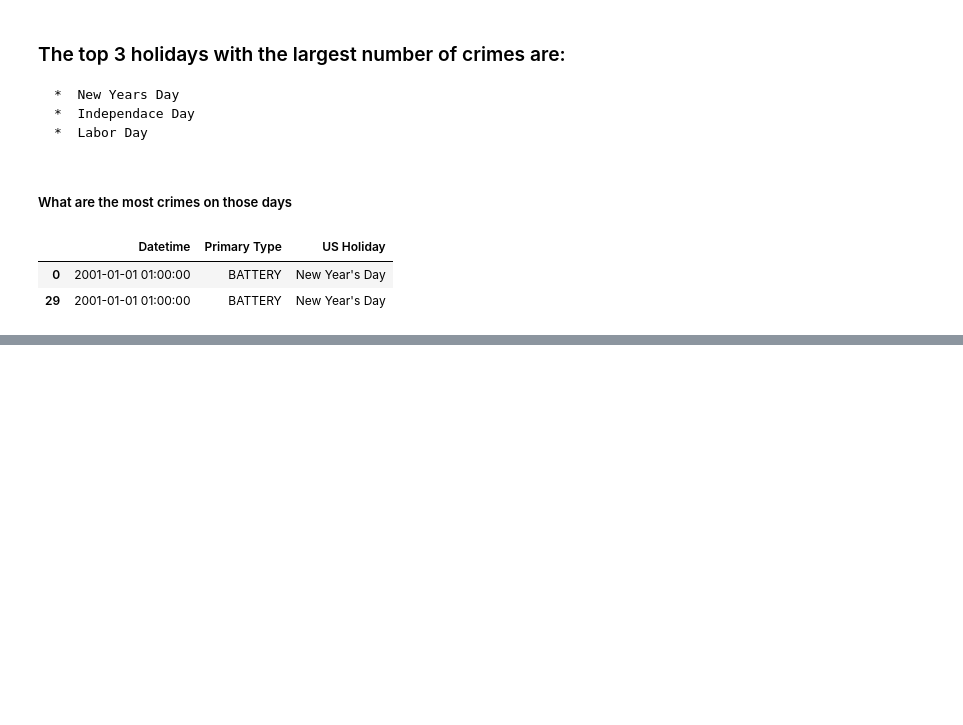
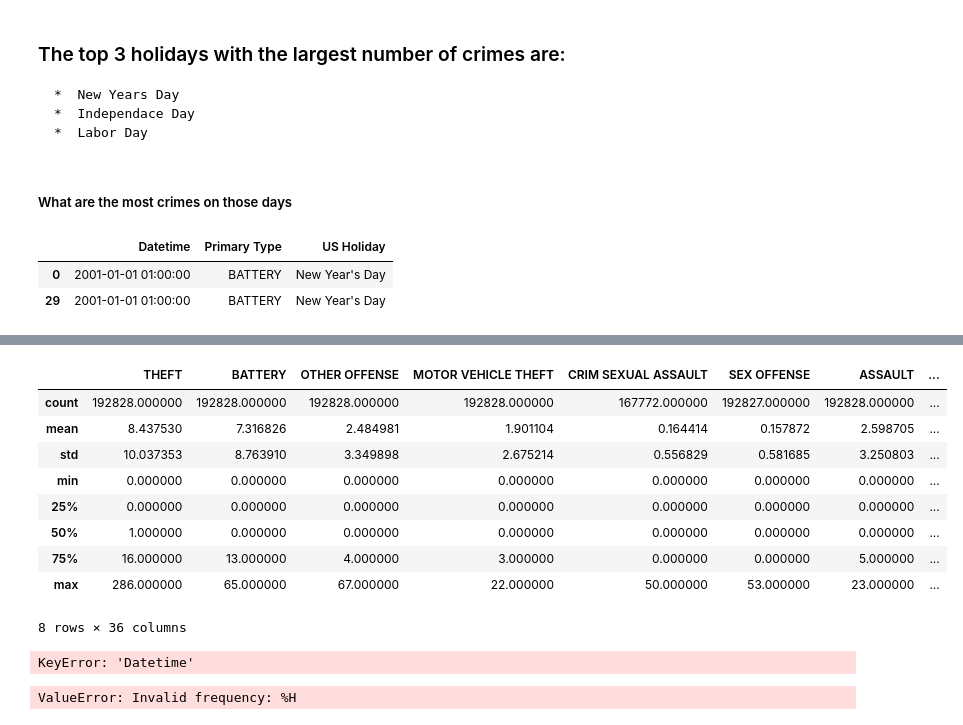
Before and after one commit to SeeBee8/Chicago-Crimes, a Jupyter notebook: Part1_Project3.ipynb, the cells around one changed output, grey strips where cells are left out. Drawn from its saved outputs; the diff is of its cells as text; code cells hidden in the pictures; blank space fills up the shorter version.

```diff
--- a/Part1_Project3.ipynb
+++ b/Part1_Project3.ipynb
@@ -691,0 +796,19 @@ ampm.head(2).info()
+# %%
+ampmdf.describe()
+# %% [output]
+|  | THEFT | BATTERY | OTHER OFFENSE | MOTOR VEHICLE THEFT | CRIM SEXUAL ASSAULT | SEX OFFENSE | ASSAULT | ... |
+| count | 192828.000000 | 192828.000000 | 192828.000000 | 192828.000000 | 167772.000000 | 192827.000000 | 192828.000000 | ... |
+| mean | 8.437530 | 7.316826 | 2.484981 | 1.901104 | 0.164414 | 0.157872 | 2.598705 | ... |
+| std | 10.037353 | 8.763910 | 3.349898 | 2.675214 | 0.556829 | 0.581685 | 3.250803 | ... |
+| min | 0.000000 | 0.000000 | 0.000000 | 0.000000 | 0.000000 | 0.000000 | 0.000000 | ... |
+| 25% | 0.000000 | 0.000000 | 0.000000 | 0.000000 | 0.000000 | 0.000000 | 0.000000 | ... |
+| 50% | 1.000000 | 0.000000 | 0.000000 | 0.000000 | 0.000000 | 0.000000 | 0.000000 | ... |
+| 75% | 16.000000 | 13.000000 | 4.000000 | 3.000000 | 0.000000 | 0.000000 | 5.000000 | ... |
+| max | 286.000000 | 65.000000 | 67.000000 | 22.000000 | 50.000000 | 53.000000 | 23.000000 | ... |
+8 rows × 36 columns
+# %%
+#Create time deltas
+rusham =
+rushpm = ampmdf[(ampmdf['Datetime']>=16) & (ampm['Datetime']<=19)]
+# %% [output]
+KeyError: 'Datetime'
@@ -692,3 +817,5 @@ ampm.head(2).info()
 # %%
-time_sample=tempampm.resample("%H").size()
+time_sample=ampm.resample("%H").size()
 time_sample.head()
+# %% [output]
+ValueError: Invalid frequency: %H
```
Also changed, not shown: parts of 35 cells of this notebook.
